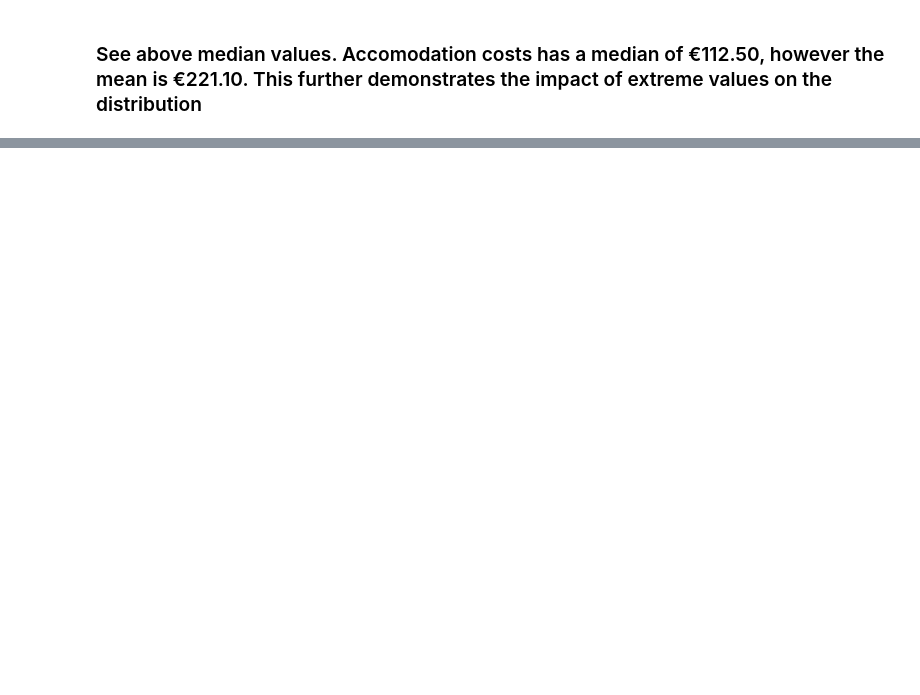
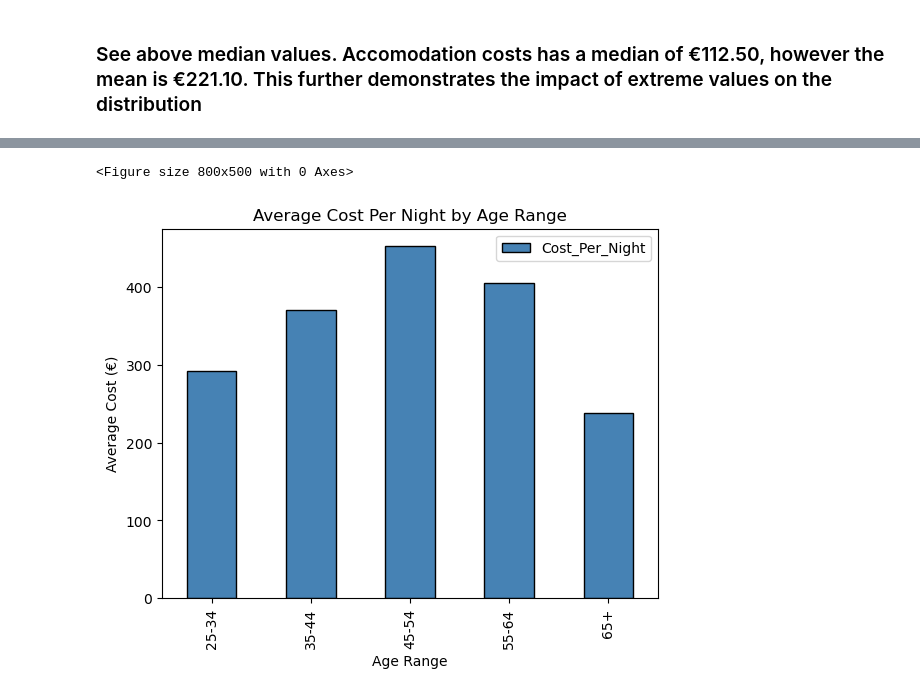
Before and after one commit to sba26096-CiaranLynch/Stastical_Techniques, a Jupyter notebook: Holiday_trends_Data_CA1.ipynb, the cells around one changed output, grey strips where cells are left out. Cells and saved outputs as stored; diff of their text form; code cells hidden in the pictures; blank space fills up the shorter version.

```diff
--- a/Holiday_trends_Data_CA1.ipynb
+++ b/Holiday_trends_Data_CA1.ipynb
@@ -117,0 +280,4 @@ dtype: float64
+# %%
+df_Daily_Cost = df_Holidays[
+    ["Age_Range","Group_Size", "Holiday_Length", "Total_Cost", "Satisfaction"]
+    ].copy()
@@ -117,0 +291,6 @@ dtype: float64
+# %%
+df_Daily_Cost["Cost_Per_Night"] = (
+    df_Daily_Cost["Total_Cost"] /
+    df_Daily_Cost["Holiday_Length"]
+)
+df_Daily_Cost.head(3)
@@ -117,0 +313,9 @@ dtype: float64
+# %%
+pivot_Group = pd.pivot_table(
+    df_Daily_Cost,
+    values= "Cost_Per_Night",
+    index="Age_Range",
+    aggfunc="mean"
+)
+
+pivot_Group
@@ -117,0 +330,16 @@ dtype: float64
+# %%
+plt.figure(figsize=(8,5) )
+
+pivot_Group.plot.bar(
+    color="steelblue",
+    edgecolor="black")
+
+plt.title("Average Cost Per Night by Age Range")
+plt.xlabel("Age Range")
+plt.ylabel("Average Cost (€)")
+
+
+plt.show()
+# %% [output]
+<Figure size 800x500 with 0 Axes>
+[figure, added]
```
Also changed, not shown: parts of 61 cells of this notebook.
